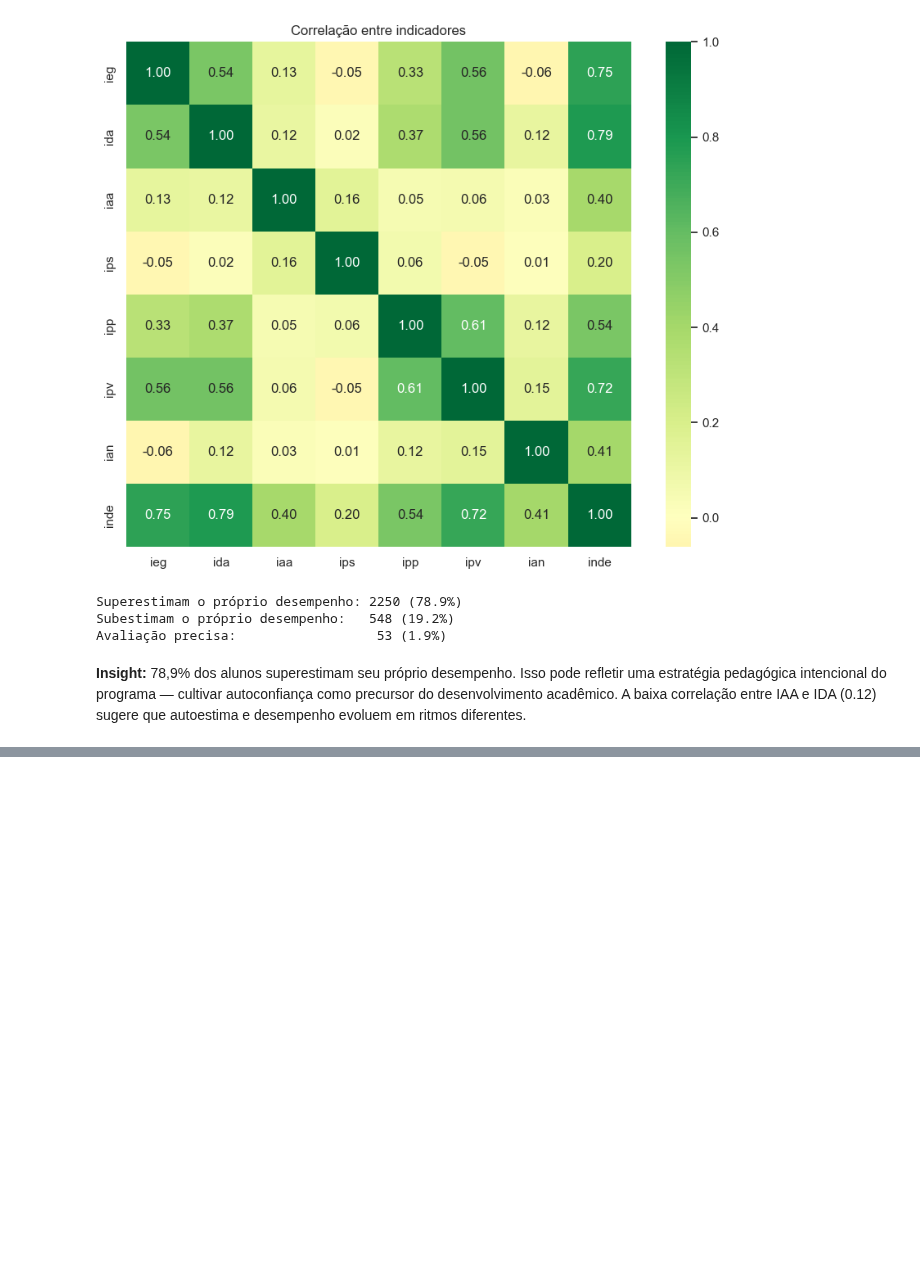
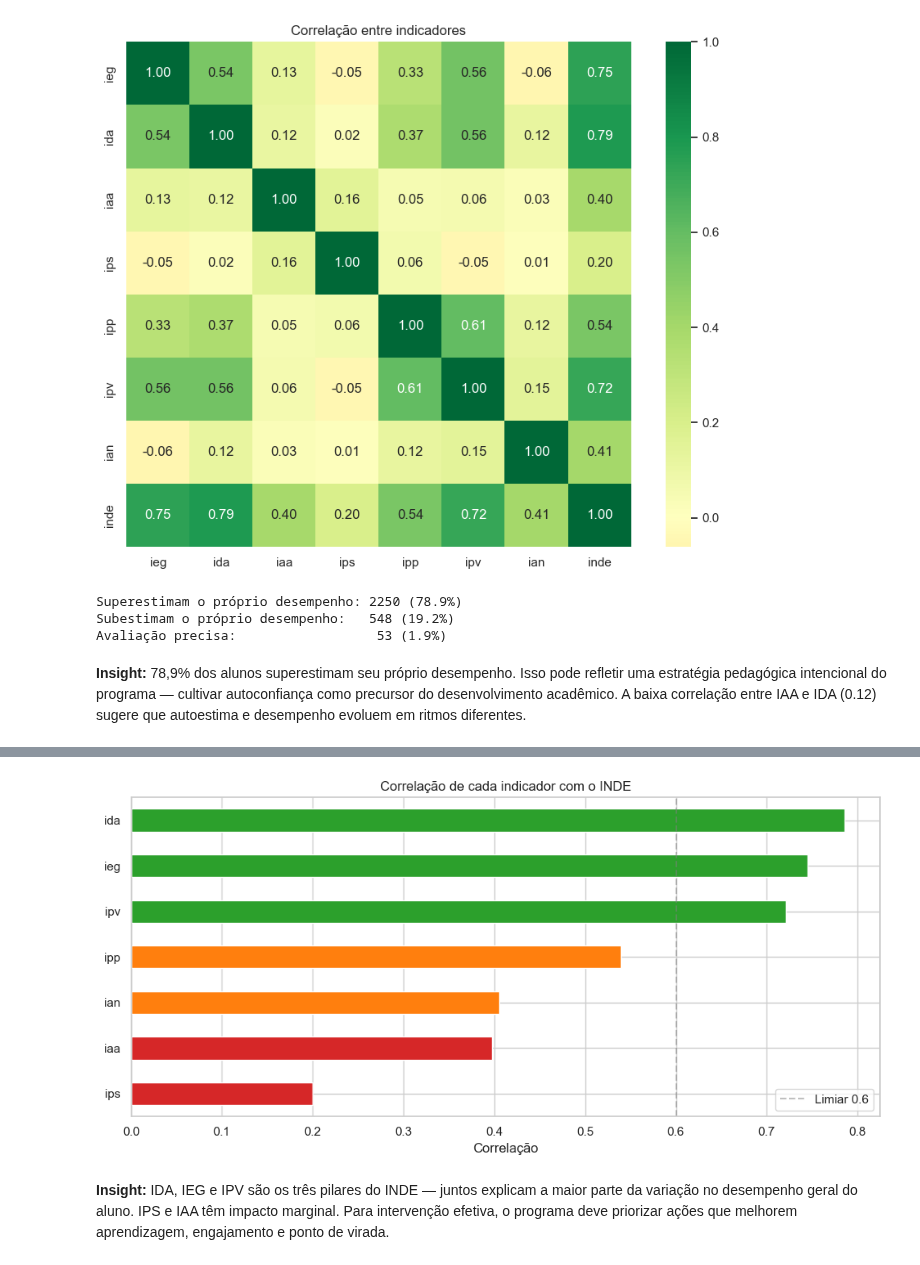
Before and after one commit to GFurts/educational-risk-prediction, a Jupyter notebook: notebooks/01_eda.ipynb, the cells around one changed output, grey strips where cells are left out. Drawn from its saved outputs; the diff is of its cells as text; code cells hidden in the pictures; blank space fills up the shorter version.

```diff
--- a/notebooks/01_eda.ipynb
+++ b/notebooks/01_eda.ipynb
@@ -196,0 +267,19 @@ desempenho evoluem em ritmos diferentes.
+# %%
+correlacoes = df[['iaa','ieg','ips','ida','ipp','ipv','ian']].corrwith(df['inde']).sort_values()
+
+cores = ['#d62728' if x < 0.4 else '#ff7f0e' if x < 0.6 else '#2ca02c' for x in correlacoes]
+
+correlacoes.plot(kind='barh', color=cores, figsize=(10, 5))
+plt.title('Correlação de cada indicador com o INDE')
+plt.xlabel('Correlação')
+plt.axvline(x=0.6, color='gray', linestyle='--', alpha=0.5, label='Limiar 0.6')
+plt.legend()
+plt.tight_layout()
+plt.show()
+# %% [output]
+[figure, added]
+# %% [markdown]
+**Insight:** IDA, IEG e IPV são os três pilares do INDE — juntos explicam
+a maior parte da variação no desempenho geral do aluno. IPS e IAA têm
+impacto marginal. Para intervenção efetiva, o programa deve priorizar
+ações que melhorem aprendizagem, engajamento e ponto de virada.
```
Also changed, not shown: parts of 7 cells of this notebook.
